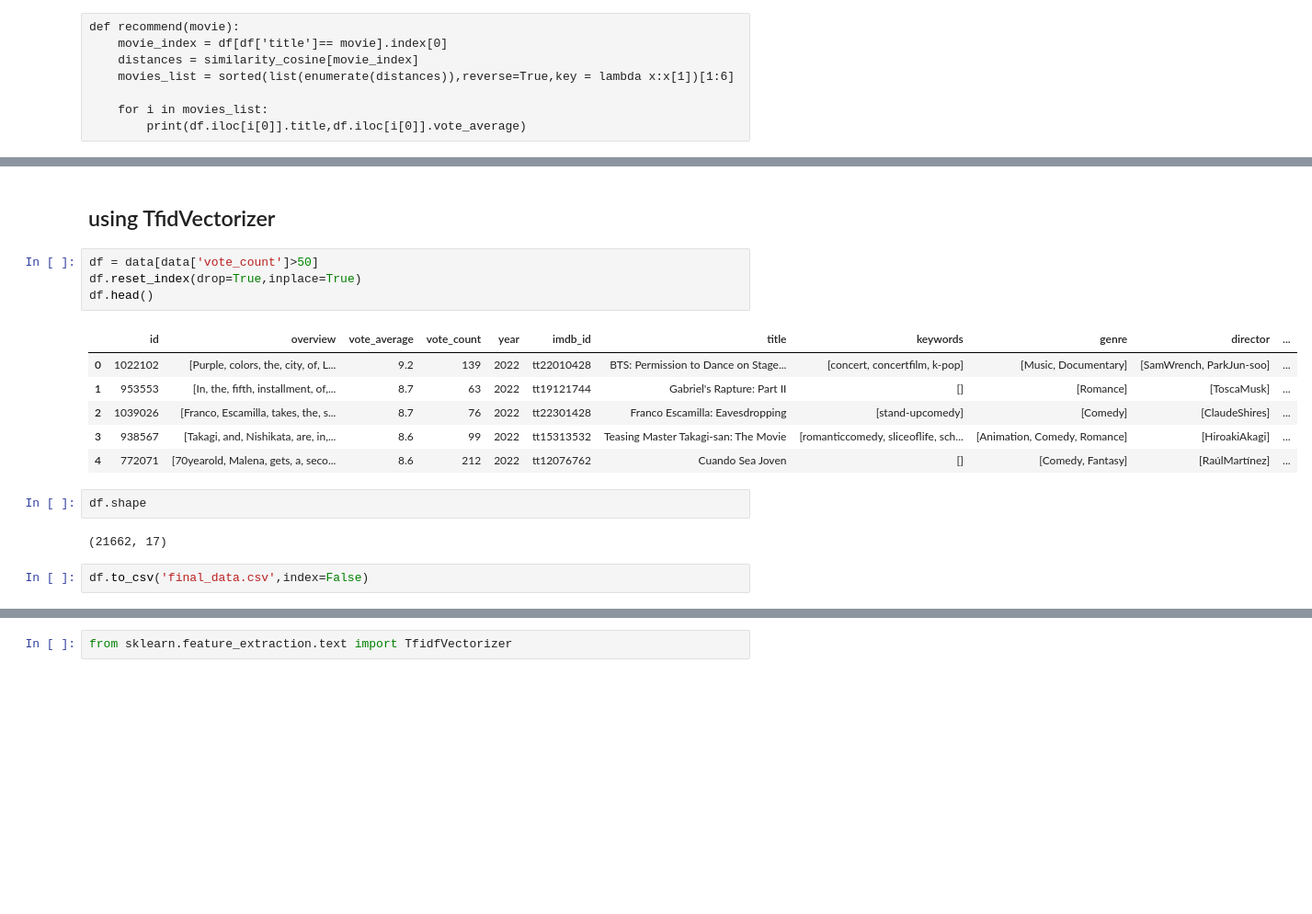
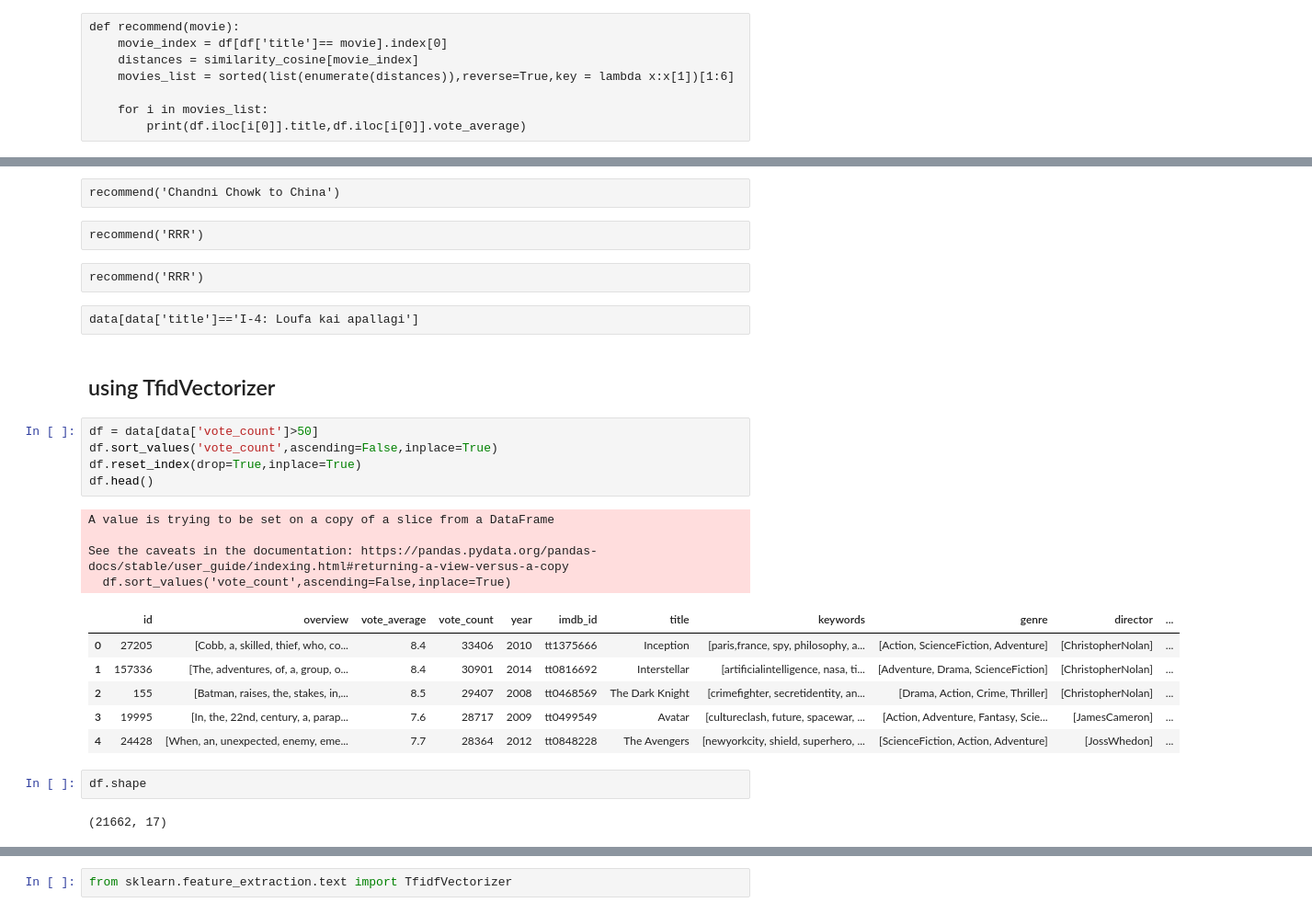
Before and after one commit to mkr9395/movie_recommendation_system, a Jupyter notebook: movie_recomendation_system.ipynb, the cells around one changed output, grey strips where cells are left out. Shown: that part at 92% size. Drawn from its saved outputs; the diff is of its cells as text; blank space fills up the shorter version.

Commit message:
sorted moviesd

```diff
--- a/movie_recomendation_system.ipynb
+++ b/movie_recomendation_system.ipynb
@@ -273,19 +265,30 @@ data[data['title']=='I-4: Loufa kai apallagi']
+# %% [raw]
+recommend('Chandni Chowk to China')
+# %% [raw]
+recommend('RRR')
+# %% [raw]
+recommend('RRR')
+# %% [raw]
+data[data['title']=='I-4: Loufa kai apallagi']
 # %% [markdown]
 ## using TfidVectorizer
 # %%
 df = data[data['vote_count']>50]
+df.sort_values('vote_count',ascending=False,inplace=True)
 df.reset_index(drop=True,inplace=True)
 df.head()
 # %% [output]
+A value is trying to be set on a copy of a slice from a DataFrame
+
+See the caveats in the documentation: https://pandas.pydata.org/pandas-docs/stable/user_guide/indexing.html#returning-a-view-versus-a-copy
+  df.sort_values('vote_count',ascending=False,inplace=True)
 |  | id | overview | vote_average | vote_count | year | imdb_id | title | keywords | genre | director | ... |
-| 0 | 1022102 | [Purple, colors, the, city, of, L... | 9.2 | 139 | 2022 | tt22010428 | BTS: Permission to Dance on Stage... | [concert, concertfilm, k-pop] | [Music, Documentary] | [SamWrench, ParkJun-soo] | ... |
-| 1 | 953553 | [In, the, fifth, installment, of,... | 8.7 | 63 | 2022 | tt19121744 | Gabriel's Rapture: Part II | [] | [Romance] | [ToscaMusk] | ... |
-| 2 | 1039026 | [Franco, Escamilla, takes, the, s... | 8.7 | 76 | 2022 | tt22301428 | Franco Escamilla: Eavesdropping | [stand-upcomedy] | [Comedy] | [ClaudeShires] | ... |
-| 3 | 938567 | [Takagi, and, Nishikata, are, in,... | 8.6 | 99 | 2022 | tt15313532 | Teasing Master Takagi-san: The Movie | [romanticcomedy, sliceoflife, sch... | [Animation, Comedy, Romance] | [HiroakiAkagi] | ... |
-| 4 | 772071 | [70yearold, Malena, gets, a, seco... | 8.6 | 212 | 2022 | tt12076762 | Cuando Sea Joven | [] | [Comedy, Fantasy] | [RaúlMartínez] | ... |
+| 0 | 27205 | [Cobb, a, skilled, thief, who, co... | 8.4 | 33406 | 2010 | tt1375666 | Inception | [paris,france, spy, philosophy, a... | [Action, ScienceFiction, Adventure] | [ChristopherNolan] | ... |
+| 1 | 157336 | [The, adventures, of, a, group, o... | 8.4 | 30901 | 2014 | tt0816692 | Interstellar | [artificialintelligence, nasa, ti... | [Adventure, Drama, ScienceFiction] | [ChristopherNolan] | ... |
+| 2 | 155 | [Batman, raises, the, stakes, in,... | 8.5 | 29407 | 2008 | tt0468569 | The Dark Knight | [crimefighter, secretidentity, an... | [Drama, Action, Crime, Thriller] | [ChristopherNolan] | ... |
+| 3 | 19995 | [In, the, 22nd, century, a, parap... | 7.6 | 28717 | 2009 | tt0499549 | Avatar | [cultureclash, future, spacewar, ... | [Action, Adventure, Fantasy, Scie... | [JamesCameron] | ... |
+| 4 | 24428 | [When, an, unexpected, enemy, eme... | 7.7 | 28364 | 2012 | tt0848228 | The Avengers | [newyorkcity, shield, superhero, ... | [ScienceFiction, Action, Adventure] | [JossWhedon] | ... |
 # %%
 df.shape
 # %% [output]
 (21662, 17)
-# %%
-df.to_csv('final_data.csv',index=False)
```
Also changed, not shown: parts of 61 cells of this notebook.
